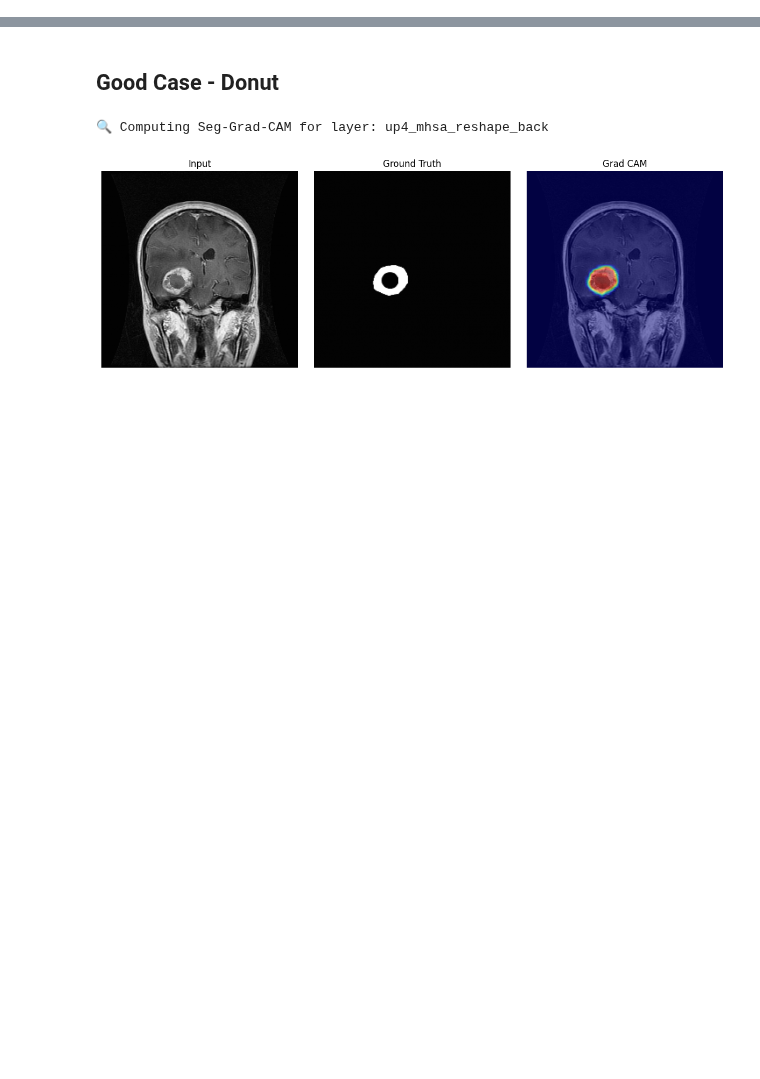
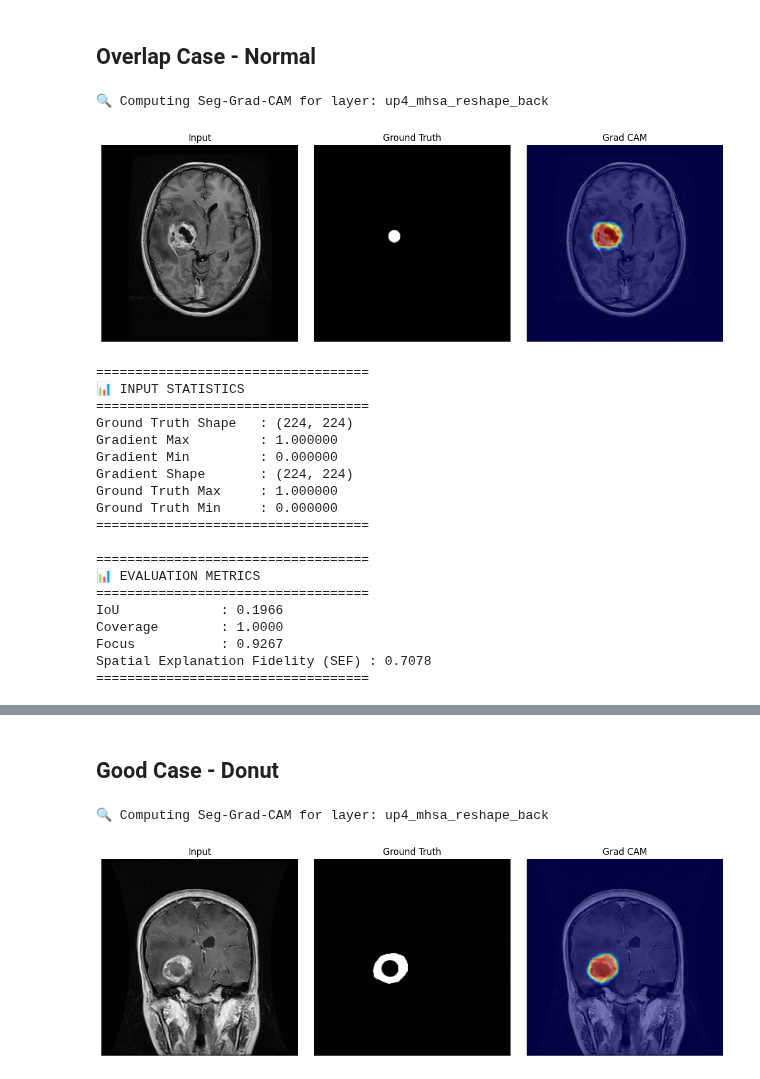
Before and after one commit to obaid001/XAI_Brain_Tumor_Classification_and_Segmentation, a Jupyter notebook: metrics_demo.ipynb, the cells around one changed output, grey strips where cells are left out. Cells and saved outputs as stored; diff of their text form; code cells hidden in the pictures; blank space fills up the shorter version.

```diff
--- a/metrics_demo.ipynb
+++ b/metrics_demo.ipynb
@@ -398,0 +469,63 @@ error: OpenCV(4.10.0) D:\a\opencv-python\opencv-python\opencv\modules\imgproc\sr
+# %% [markdown]
+## Overlap Case - Normal
+# %%
+img = cv2.imread(r"demo/enh_20.png", 0)
+gt_mask = cv2.imread(r"demo/enh_20_mask.png", 0)
+
+img = cv2.resize(img, (img_size, img_size))
+img = np.expand_dims(img, -1)
+img = img/img.max()
+
+gt_mask = cv2.resize(gt_mask, (img_size, img_size))
+gt_mask = np.expand_dims(gt_mask, -1)
+gt_mask = gt_mask/gt_mask.max()
+
+gt_cls = 0
+
+im = img*255
+im = im.astype(np.uint8)
+im = cv2.cvtColor(im, cv2.COLOR_GRAY2BGR)
+grads, overlayed = plot_gradcam(im, model)
+
+# predict(img, gt_mask, gt_cls)
+
+fig, axes = plt.subplots(1, 3, figsize=(12, 4))
+
+axes[0].imshow(img, cmap='gray')
+axes[0].set_title("Input")
+axes[0].axis("off")
+
+axes[1].imshow(gt_mask, cmap='gray')
+axes[1].set_title("Ground Truth")
+axes[1].axis("off")
+
+axes[2].imshow(overlayed)
+axes[2].set_title("Grad CAM")
+axes[2].axis("off")
+
+plt.tight_layout()
+plt.show()
+
+metric = get_metrics(grads, gt_mask)
+# %% [output]
+🔍 Computing Seg-Grad-CAM for layer: up4_mhsa_reshape_back
+[figure, added]
+===================================
+📊 INPUT STATISTICS
+===================================
+Ground Truth Shape   : (224, 224)
+Gradient Max         : 1.000000
+Gradient Min         : 0.000000
+Gradient Shape       : (224, 224)
+Ground Truth Max     : 1.000000
+Ground Truth Min     : 0.000000
+===================================
+
+===================================
+📊 EVALUATION METRICS
+===================================
+IoU             : 0.1966
+Coverage        : 1.0000
+Focus           : 0.9267
+Spatial Explanation Fidelity (SEF) : 0.7078
+===================================
```
Also changed, not shown: parts of 9 cells of this notebook, 2 other files.
